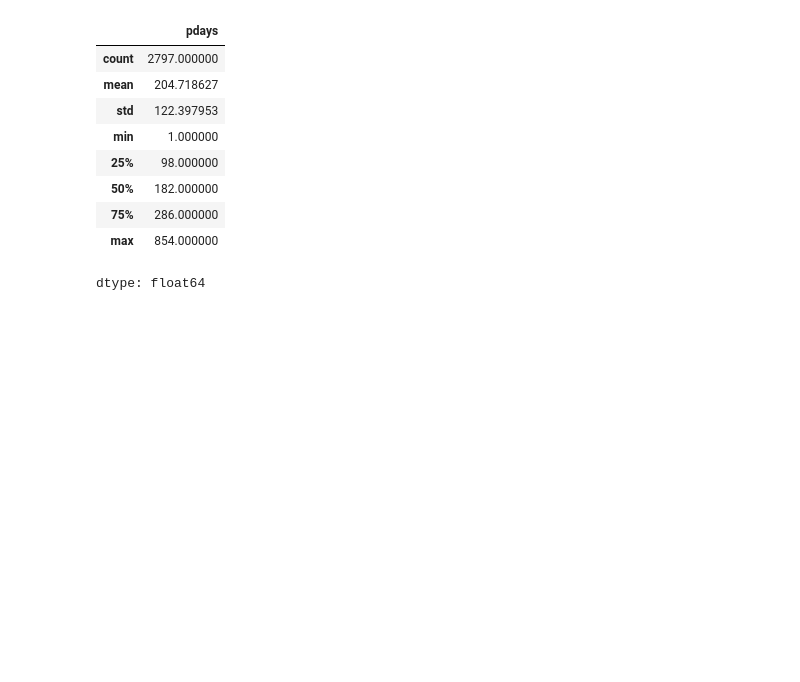
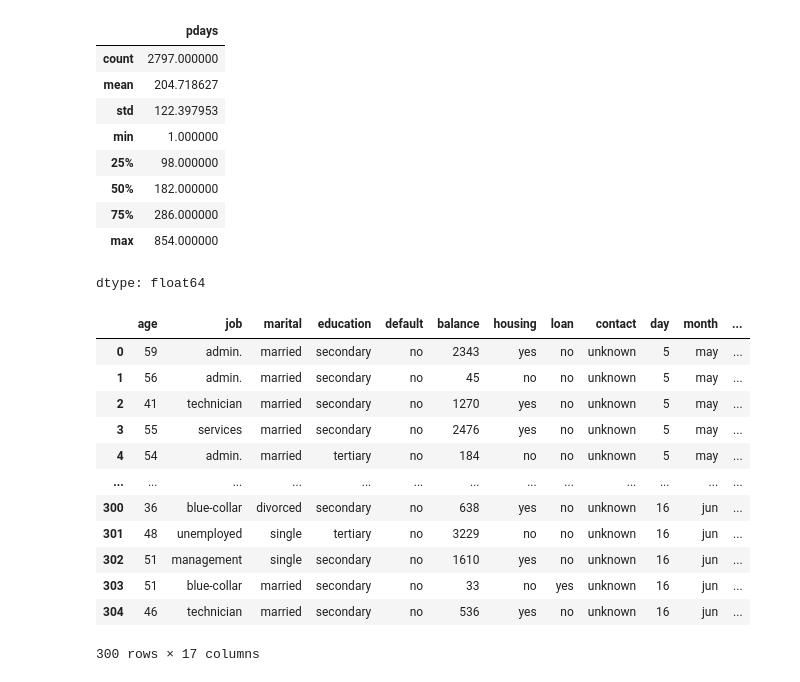
Before and after one commit to 100522401/P1_AA_100522396_100522401, a Jupyter notebook: notebooks/Cuaderno.ipynb, the cells around one changed output. Cells and saved outputs as stored; diff of their text form; code cells hidden in the pictures; blank space fills up the shorter version.

Commit message:
pdays, contacted_before

```diff
--- a/notebooks/Cuaderno.ipynb
+++ b/notebooks/Cuaderno.ipynb
@@ -223,3 +206,28 @@ pdays != -1 (solo contactos previos reales): 2797 (25.43%)
 | 75% | 286.000000 |
 | max | 854.000000 |
 dtype: float64
+# %%
+# Preprocesado pdays
+
+
+# Creo nueva columna 0: no contactado previamente 1: contactado previamente
+X['contacted_before'] = (X['pdays'] != -1).astype(int)
+
+# Remplazo -1 de pdays por Nan
+X["pdays"] = X["pdays"].replace(-1, np.nan)
+
+X.head(300)
+# %% [output]
+|  | age | job | marital | education | default | balance | housing | loan | contact | day | month | ... |
+| 0 | 59 | admin. | married | secondary | no | 2343 | yes | no | unknown | 5 | may | ... |
+| 1 | 56 | admin. | married | secondary | no | 45 | no | no | unknown | 5 | may | ... |
+| 2 | 41 | technician | married | secondary | no | 1270 | yes | no | unknown | 5 | may | ... |
+| 3 | 55 | services | married | secondary | no | 2476 | yes | no | unknown | 5 | may | ... |
+| 4 | 54 | admin. | married | tertiary | no | 184 | no | no | unknown | 5 | may | ... |
+| ... | ... | ... | ... | ... | ... | ... | ... | ... | ... | ... | ... | ... |
+| 300 | 36 | blue-collar | divorced | secondary | no | 638 | yes | no | unknown | 16 | jun | ... |
+| 301 | 48 | unemployed | single | tertiary | no | 3229 | no | no | unknown | 16 | jun | ... |
+| 302 | 51 | management | single | secondary | no | 1610 | yes | no | unknown | 16 | jun | ... |
+| 303 | 51 | blue-collar | married | secondary | no | 33 | no | yes | unknown | 16 | jun | ... |
+| 304 | 46 | technician | married | secondary | no | 536 | yes | no | unknown | 16 | jun | ... |
+300 rows × 17 columns
```
Also changed, not shown: parts of 1 cell of this notebook.
